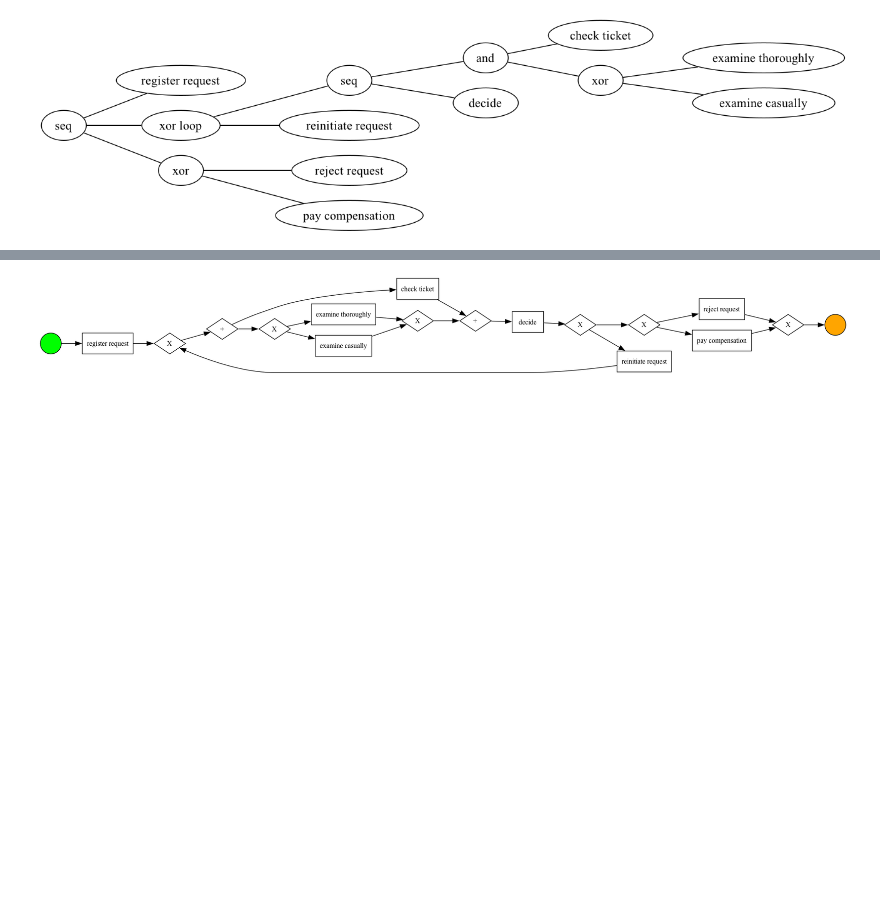
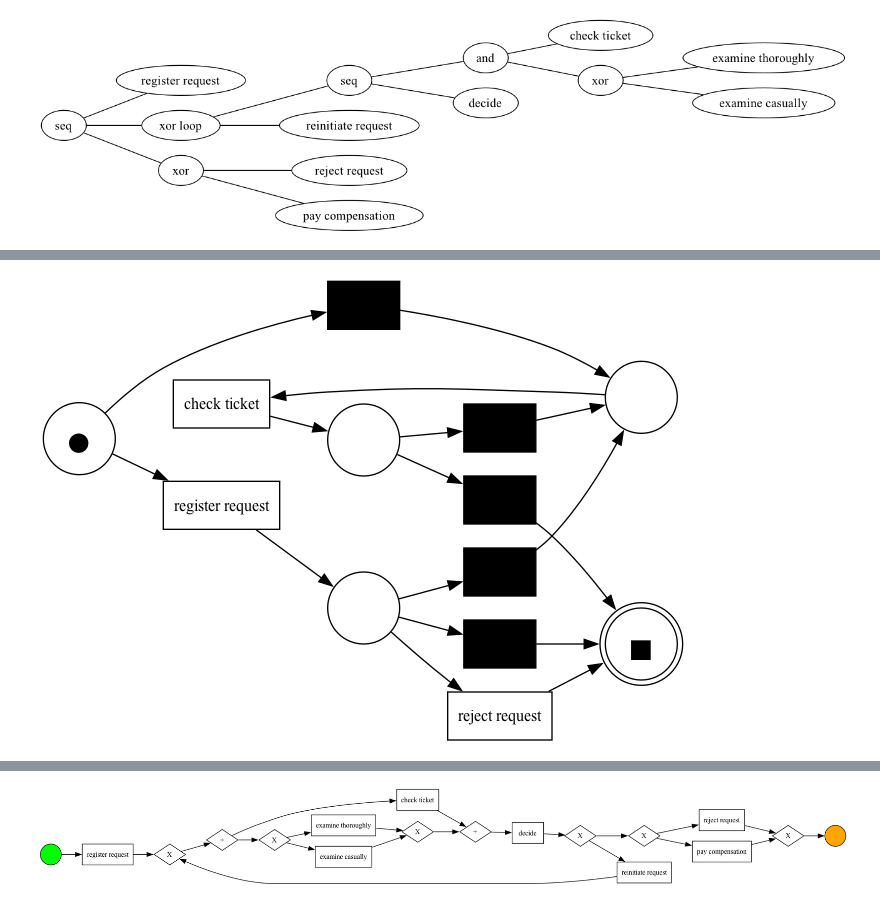
Before and after one commit to SindySA/PKL_Jayantara, a Jupyter notebook: PKL_Data Contoh_New.ipynb, the cells around one changed output, grey strips where cells are left out. Saved outputs shown, nothing was run; the diff lists cells and outputs as text; code cells hidden in the pictures; blank space fills up the shorter version.

```diff
--- a/PKL_Data Contoh_New.ipynb
+++ b/PKL_Data Contoh_New.ipynb
@@ -240,0 +318,7 @@ pm4py.view_bpmn(bpmn_model_pete)
+# %%
+#Menampilkan activity dari semua case yang dilakukan oleh 'Pete'
+#Menampilkan menggunakan HEURISTIC MINER
+net_heuristic, initial_marking, final_marking = pm4py.discover_petri_net_heuristics(filtered_pete)
+pm4py.view_petri_net(net_heuristic, initial_marking, final_marking)
+# %% [output]
+[figure, added]
```
Also changed, not shown: parts of 12 cells of this notebook.
